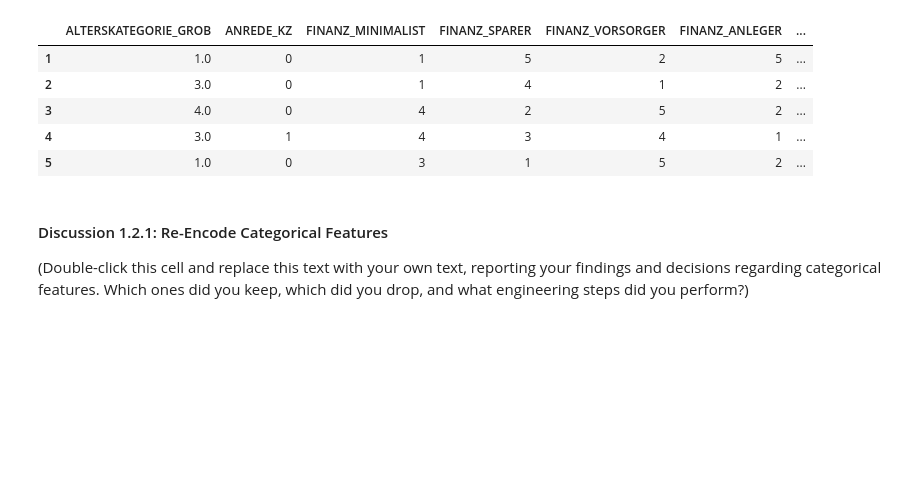
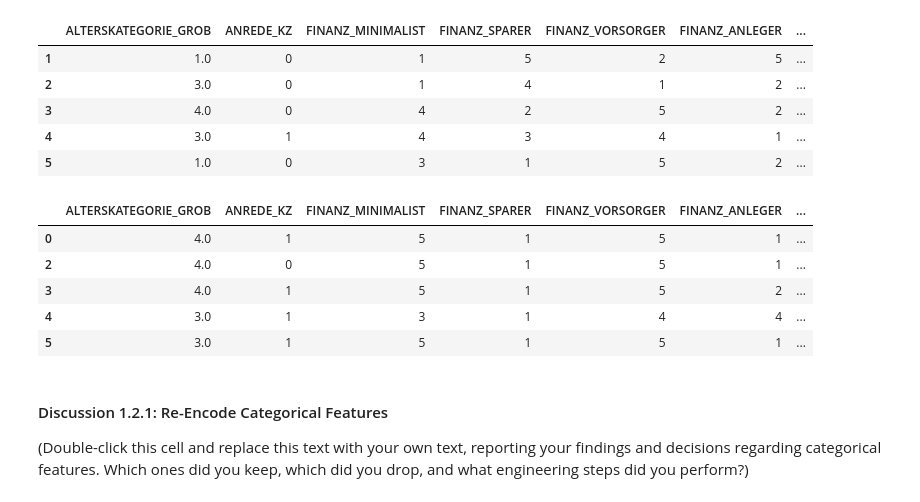
Before and after one commit to EssaAlsharif/Identify-Customer-Segments, a Jupyter notebook: Identify_Customer_Segments.ipynb, the cells around one changed output. Cells and saved outputs as stored; diff of their text form; code cells hidden in the pictures; blank space fills up the shorter version.

```diff
--- a/Identify_Customer_Segments.ipynb
+++ b/Identify_Customer_Segments.ipynb
@@ -668,3 +703,17 @@ the number of multi-level categorial features is 13 which are
 | CAMEO_DEUG_2015 | 9 |
 | CAMEO_DEU_2015 | 44 |
 dtype: int64
+# %%
+# Assess categorical variables: which are binary, which are multi-level, and
+# which one needs to be re-encoded?
+# customer data:
+categorical_features_customer = feat_info_customer[feat_info_customer['type'] == 'categorical']
+print('the number of categorial features is', len(categorical_features_customer))
+categorical_features_customer_list = categorical_features_customer['attribute'].tolist()
+unique_categorical_features_customer_counts = df_row_few_missing_customer_data[categorical_features_customer_list].nunique()
+binary_categoricals_customer = unique_categorical_features_customer_counts[unique_categorical_features_customer_counts == 2]
+multi_level_categoricals_customer = unique_categorical_features_customer_counts[unique_categorical_features_customer_counts > 2]
+print('the number of binary categorial features is', len(binary_categoricals_customer), 'which are')
+display(binary_categoricals_customer)
+print('the number of multi-level categorial features is', len(multi_level_categoricals_customer), 'which are')
+display(multi_level_categoricals_customer)
@@ -727,3 +803,16 @@ GREEN_AVANTGARDE
 0    622259
 1    175167
 Name: count, dtype: int64
+# %%
+# Re-encode categorical variable(s) to be kept in the analysis.
+# Binary Categories Re-encoding:
+# customer data
+df_row_few_missing_customer_data["ANREDE_KZ"] = df_row_few_missing_customer_data["ANREDE_KZ"].replace({2:0,1:1})
+print(df_row_few_missing_customer_data["ANREDE_KZ"].value_counts())
+df_row_few_missing_customer_data["SOHO_KZ"] = df_row_few_missing_customer_data["SOHO_KZ"].replace({0.0:0,1.0:1})
+print(df_row_few_missing_customer_data["SOHO_KZ"].value_counts())
+df_row_few_missing_customer_data["VERS_TYP"] = df_row_few_missing_customer_data["VERS_TYP"].replace({2.0:0,1.0:1})
+print(df_row_few_missing_customer_data["VERS_TYP"].value_counts())
+df_row_few_missing_customer_data["OST_WEST_KZ"] = df_row_few_missing_customer_data["OST_WEST_KZ"].replace({'W':0,'O':1})
+print(df_row_few_missing_customer_data["OST_WEST_KZ"].value_counts())
+print(df_row_few_missing_customer_data["GREEN_AVANTGARDE"].value_counts())
@@ -740,6 +851,20 @@ dummies_df_row_few_missing_general_data.head(5)
 | 3 | 4.0 | 0 | 4 | 2 | 5 | 2 | ... |
 | 4 | 3.0 | 1 | 4 | 3 | 4 | 1 | ... |
 | 5 | 1.0 | 0 | 3 | 1 | 5 | 2 | ... |
+# %%
+# Re-encode categorical variable(s) to be kept in the analysis.
+# Multi-Categories Re-Encoding
+# customer data
+multi_level_categoricals_customer_list = multi_level_categoricals_customer.index.tolist()
+dummies_df_row_few_missing_customer_data = pd.get_dummies(data=df_row_few_missing_customer_data,columns=multi_level_categoricals_customer_list)
+dummies_df_row_few_missing_customer_data.head(5)
+# %% [output]
+|  | ALTERSKATEGORIE_GROB | ANREDE_KZ | FINANZ_MINIMALIST | FINANZ_SPARER | FINANZ_VORSORGER | FINANZ_ANLEGER | ... |
+| 0 | 4.0 | 1 | 5 | 1 | 5 | 1 | ... |
+| 2 | 4.0 | 0 | 5 | 1 | 5 | 1 | ... |
+| 3 | 4.0 | 1 | 5 | 1 | 5 | 2 | ... |
+| 4 | 3.0 | 1 | 3 | 1 | 4 | 4 | ... |
+| 5 | 3.0 | 1 | 5 | 1 | 5 | 1 | ... |
 # %% [markdown]
 #### Discussion 1.2.1: Re-Encode Categorical Features
 
```
Also changed, not shown: parts of 23 cells of this notebook.
